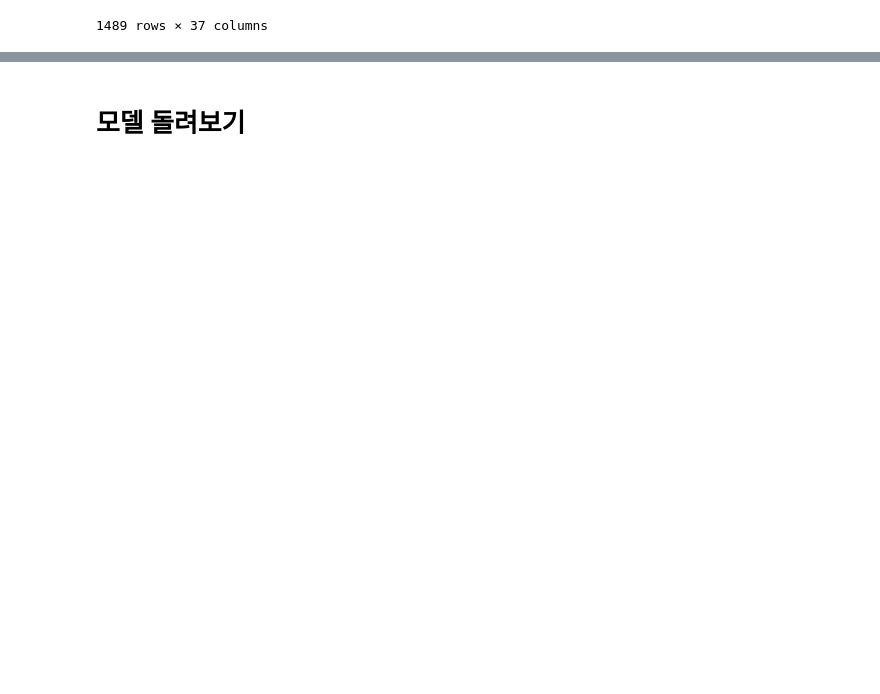
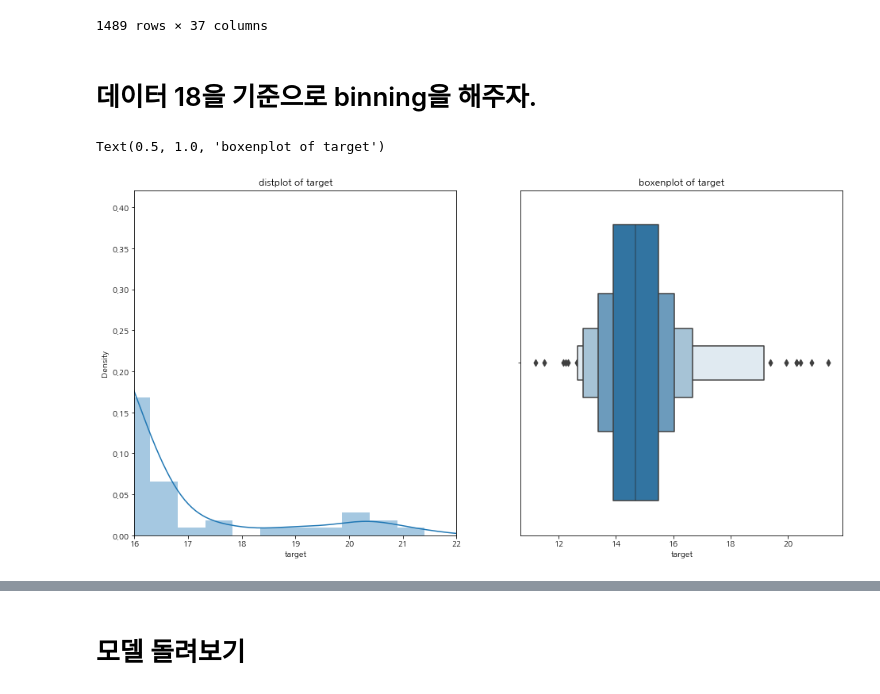
Before and after one commit to qkrwjdduf159/BigContest, a Jupyter notebook: 연어 EDA.ipynb, the cells around one changed output, grey strips where cells are left out. Drawn from its saved outputs; the diff is of its cells as text; code cells hidden in the pictures; blank space fills up the shorter version.

```diff
--- a/연어 EDA.ipynb
+++ b/연어 EDA.ipynb
@@ -716,6 +640,30 @@ data
 | 42056 | 2019-12-30 | 15.631531 | 0 | 1 | 0 | 0 | 0 | 0 | 0 | 0 | ... |
 | 42072 | 2019-12-30 | 13.205675 | 0 | 1 | 0 | 0 | 0 | 0 | 0 | 0 | ... |
 1489 rows × 37 columns
+# %%
+# 다중 공선성이 inf가 나온다.
+# 그러므로 이 데이터는 더 추가적인 데이터가 필요하고 몇가지의 데이터가 필요 없다고 판단된다.
+vif_data = data.groupby('기준일').mean().reset_index(drop = True)
+
+from statsmodels.stats.outliers_influence import variance_inflation_factor
+
+vif = pd.DataFrame()
+vif['VIF Factor'] = [variance_inflation_factor(vif_data.drop('target', axis = 1).values, i) for i in range(vif_data.drop('target',axis = 1).shape[1])]
+vif['features'] = vif_data.drop('target',axis =1).columns
+vif
+# %% [markdown]
+# 데이터 18을 기준으로 binning을 해주자.
+# %%
+# 18을 기준으로 나누어 주도록 하자.
+fig, ax = plt.subplots(ncols =2 , figsize = (16,8))
+sns.distplot(vif_data['target'], ax = ax[0])
+sns.boxenplot(vif_data['target'], ax = ax[1])
+ax[0].set_xlim([16,22])
+ax[0].set_title('distplot of target')
+ax[1].set_title('boxenplot of target')
+# %% [output]
+Text(0.5, 1.0, 'boxenplot of target')
+[figure, added]
 # %%
 train = data[data['기준일'] < '2019']
 val = data[data['기준일'] > '2019']
```
Also changed, not shown: parts of 21 cells of this notebook.
